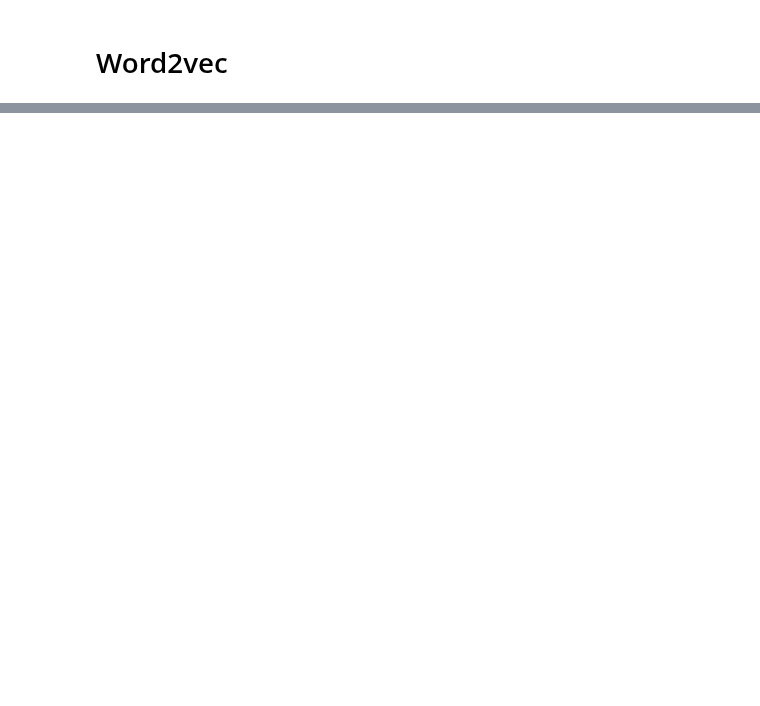
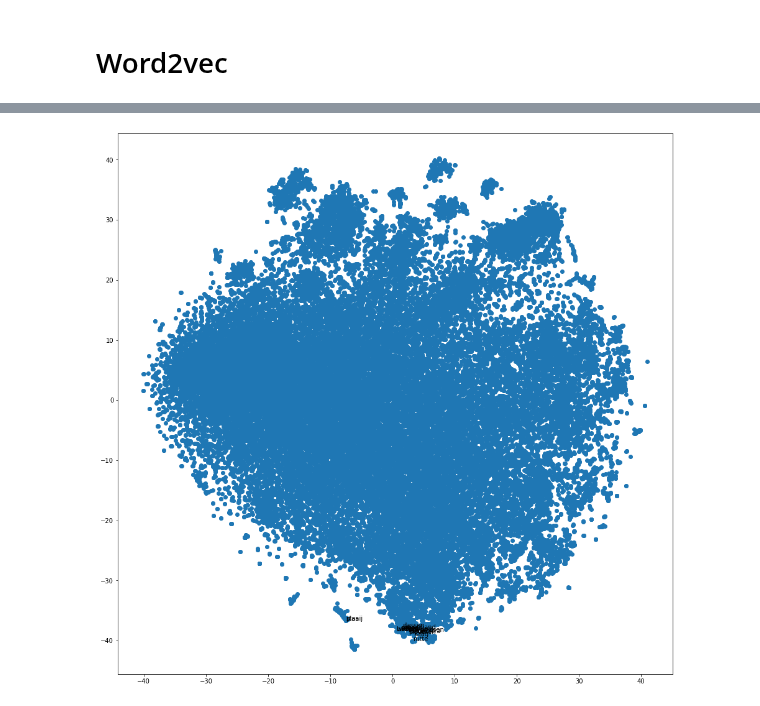
Before and after one commit to Chris-Congleton/MSc-Thesis, a Jupyter notebook: Playground/Testset_2021_playground.ipynb, the cells around one changed output, grey strips where cells are left out. Saved outputs shown, nothing was run; the diff lists cells and outputs as text; code cells hidden in the pictures; blank space fills up the shorter version.

```diff
--- a/Playground/Testset_2021_playground.ipynb
+++ b/Playground/Testset_2021_playground.ipynb
@@ -483,0 +572,9 @@ plot_function(x_vals, y_vals, labels)
+# %%
+pols = ['rutte', 'kaag', 'wilders', 'hoekstra', 'ploumen', 'marijnissen',
+ 'klaver', 'baudet', 'ouwehand', 'segers', 'staaij', 'dassen', 'eerdmans', 'plas', 'simons']
+
+plot_function = plot_with_matplotlib
+
+plot_function(x_vals, y_vals, labels, pols)
+# %% [output]
+[figure, added]
```
Also changed, not shown: parts of 28 cells of this notebook.
